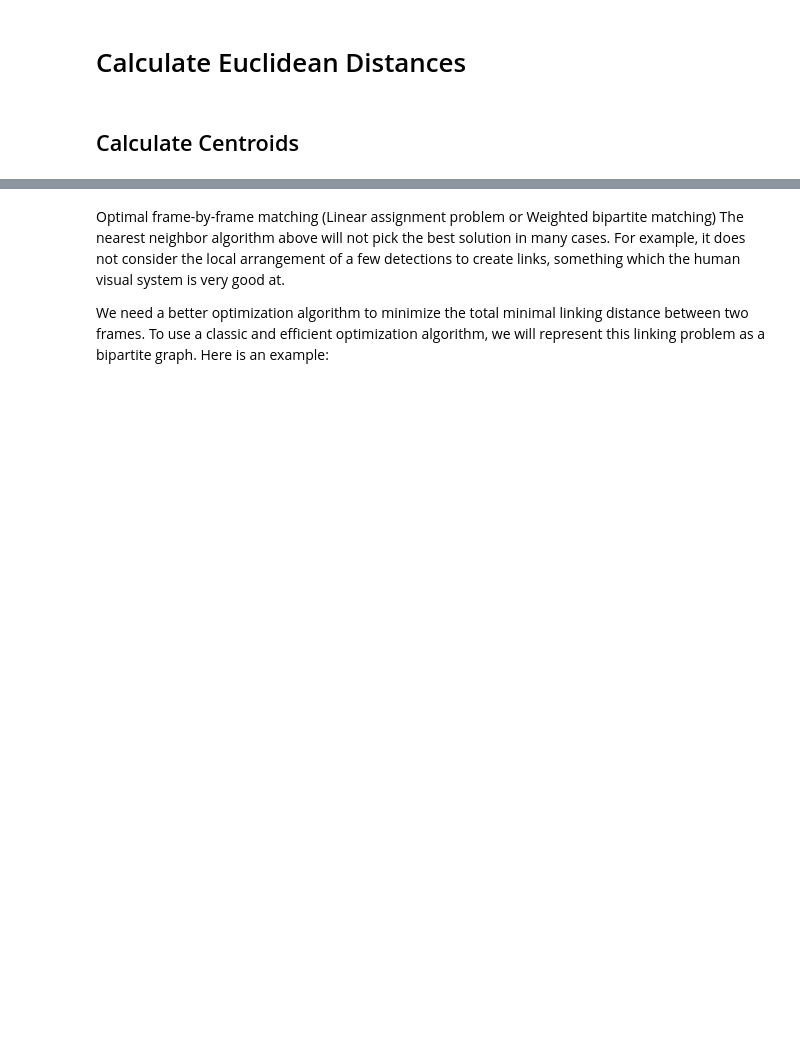
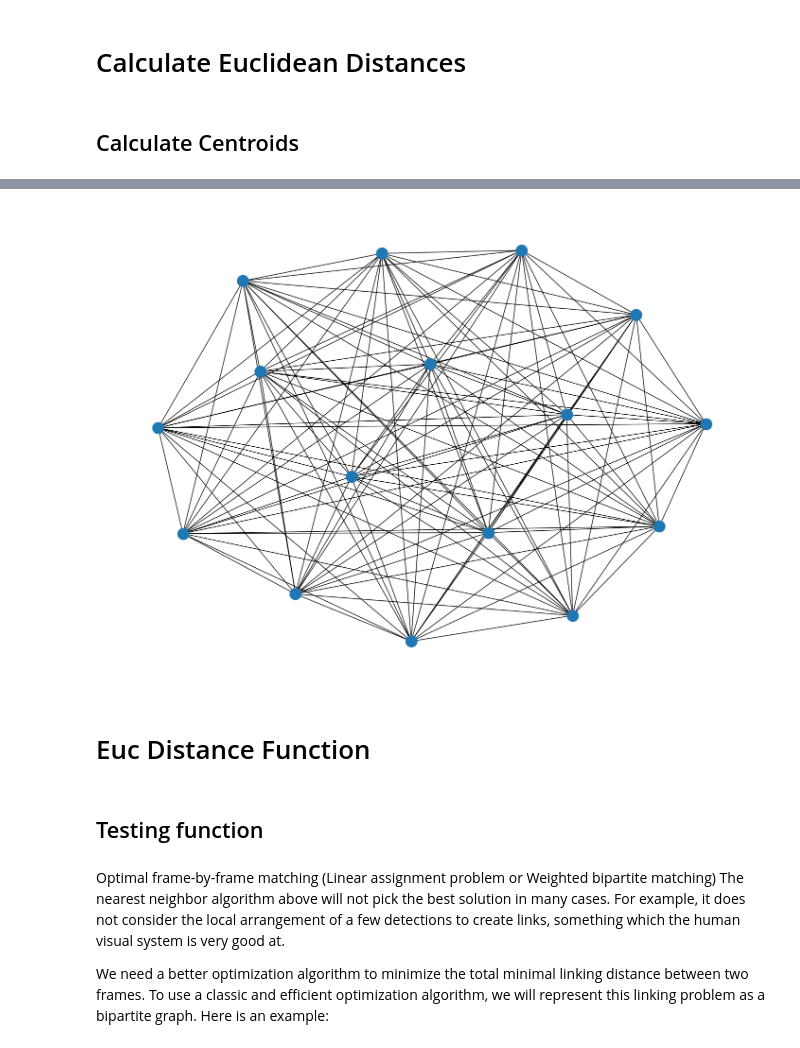
Before and after one commit to KlausYserentant/DLMBL_celltracking, a Jupyter notebook: Linear_assignment.ipynb, the cells around one changed output, grey strips where cells are left out. Cells and saved outputs as stored; diff of their text form; code cells hidden in the pictures; blank space fills up the shorter version.

```diff
--- a/Linear_assignment.ipynb
+++ b/Linear_assignment.ipynb
@@ -136,0 +140,7 @@ def pairwise_euclidian_distance(points0, points1):
+# %%
+G = networkx.complete_graph(tracks)
+networkx.draw_spring(G)
+# %% [output]
+[figure, added]
+# %% [markdown]
+# Euc Distance Function
@@ -136,0 +158,2 @@ def pairwise_euclidian_distance(points0, points1):
+# %% [markdown]
+## Testing function
```
Also changed, not shown: parts of 23 cells of this notebook, 1 other file.
